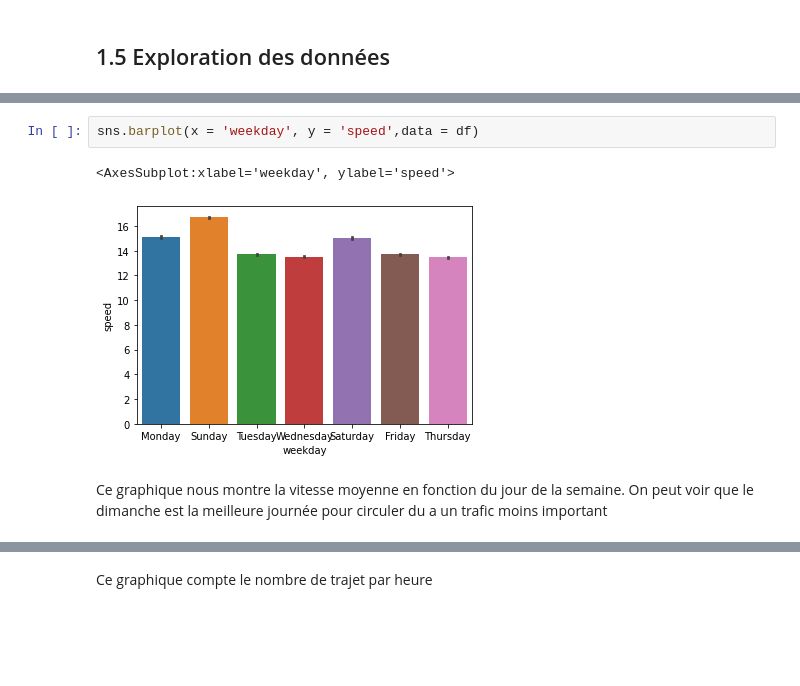
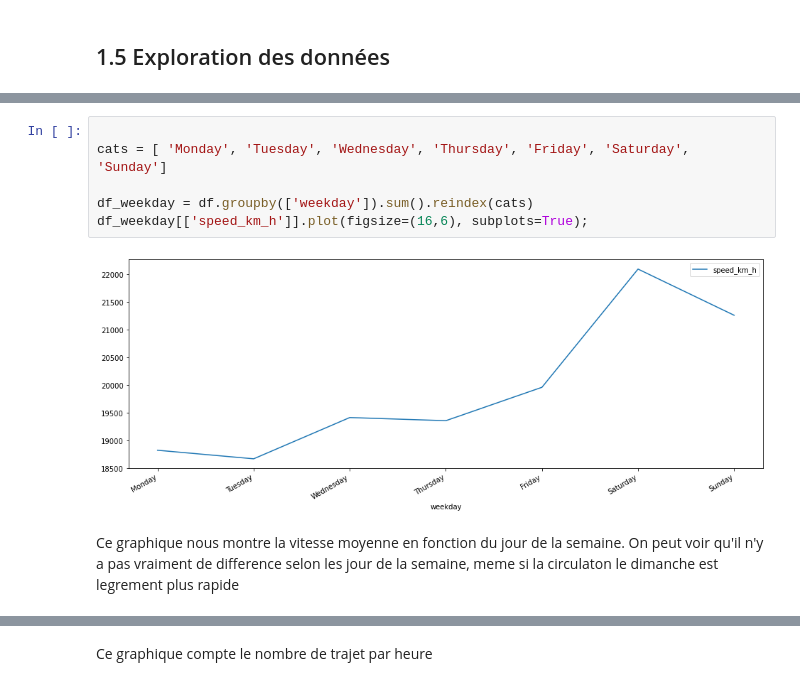
Before and after one commit to KevinB-a/NYC_cabs, a Jupyter notebook: notebook/explorattion_des_data__construction_models.ipynb, the cells around one changed output, grey strips where cells are left out. Drawn from its saved outputs; the diff is of its cells as text; blank space fills up the shorter version.

```diff
--- a/notebook/explorattion_des_data__construction_models.ipynb
+++ b/notebook/explorattion_des_data__construction_models.ipynb
@@ -157,10 +204,13 @@ plt.show()
-# %%
-sns.barplot(x = 'weekday', y = 'speed',data = df)
-# %% [output]
-<AxesSubplot:xlabel='weekday', ylabel='speed'>
-[figure, removed]
+# %%
+
+cats = [ 'Monday', 'Tuesday', 'Wednesday', 'Thursday', 'Friday', 'Saturday', 'Sunday']
+
+df_weekday = df.groupby(['weekday']).sum().reindex(cats)
+df_weekday[['speed_km_h']].plot(figsize=(16,6), subplots=True);
+# %% [output]
+[figure, added]
 # %% [markdown]
-Ce graphique nous montre la vitesse moyenne en fonction du jour de la semaine. On peut voir que le dimanche est la meilleure journée pour circuler du a un trafic moins important
+Ce graphique nous montre la vitesse moyenne en fonction du jour de la semaine. On peut voir qu'il n'y a pas vraiment de difference selon les jour de la semaine, meme si la circulaton le dimanche est legrement plus rapide
 # %%
 sns.countplot(x = df['time_hour'])
 # %% [output]
```
Also changed, not shown: parts of 24 cells of this notebook, 4 other files.
